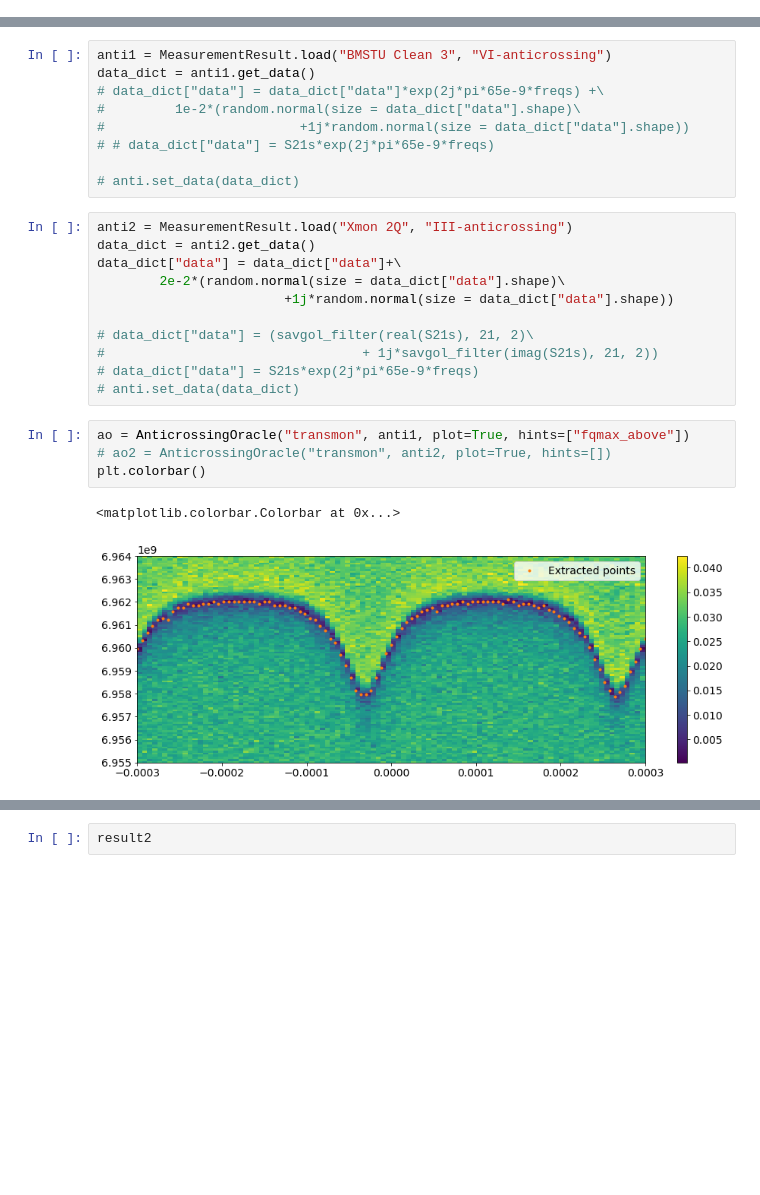
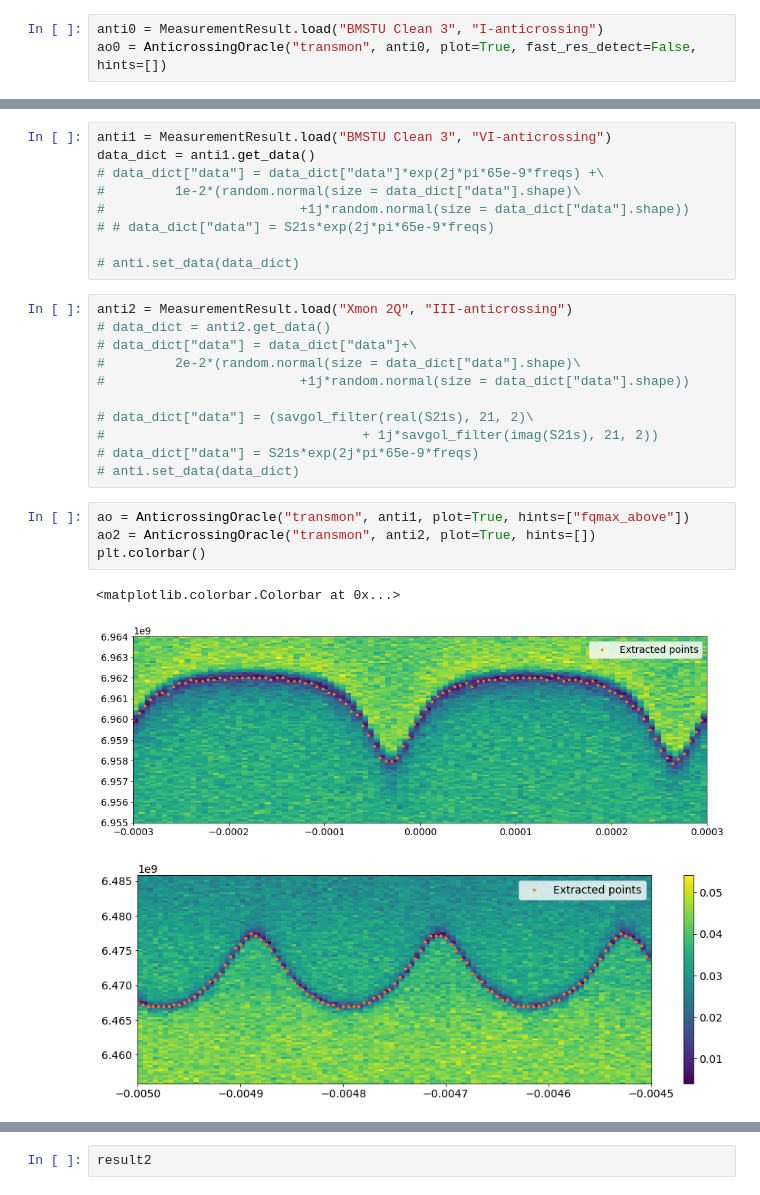
Before and after one commit to vdrhtc/Computer-vision-paper, a Jupyter notebook: Plots 2 .ipynb, the cells around one changed output, grey strips where cells are left out. Drawn from its saved outputs; the diff is of its cells as text; blank space fills up the shorter version.

```diff
--- a/Plots 2 .ipynb
+++ b/Plots 2 .ipynb
@@ -39,3 +39,6 @@ from lib2.MeasurementResult import *
 # reload(lib2.ResonatorDetector)
 # reload(lib2.fulaut.AnticrossingOracle)
 from lib2.fulaut.AnticrossingOracle import AnticrossingOracle
+# %%
+anti0 = MeasurementResult.load("BMSTU Clean 3", "I-anticrossing")
+ao0 = AnticrossingOracle("transmon", anti0, plot=True, fast_res_detect=False, hints=[])
@@ -50,10 +55,10 @@ data_dict = anti1.get_data()
 # anti.set_data(data_dict)
 # %%
 anti2 = MeasurementResult.load("Xmon 2Q", "III-anticrossing")
-data_dict = anti2.get_data()
-data_dict["data"] = data_dict["data"]+\
-        2e-2*(random.normal(size = data_dict["data"].shape)\
-                        +1j*random.normal(size = data_dict["data"].shape))
+# data_dict = anti2.get_data()
+# data_dict["data"] = data_dict["data"]+\
+#         2e-2*(random.normal(size = data_dict["data"].shape)\
+#                         +1j*random.normal(size = data_dict["data"].shape))
 
 # data_dict["data"] = (savgol_filter(real(S21s), 21, 2)\
 #                                 + 1j*savgol_filter(imag(S21s), 21, 2))
@@ -61,9 +66,10 @@ data_dict["data"] = data_dict["data"]+\
 # anti.set_data(data_dict)
 # %%
 ao = AnticrossingOracle("transmon", anti1, plot=True, hints=["fqmax_above"])
-# ao2 = AnticrossingOracle("transmon", anti2, plot=True, hints=[])
+ao2 = AnticrossingOracle("transmon", anti2, plot=True, hints=[])
 plt.colorbar()
 # %% [output]
 <matplotlib.colorbar.Colorbar at 0x...>
-[figure, old version]
+[figure, new version]
+[figure, added]
 # %%
```
Also changed, not shown: parts of 5 cells of this notebook, 15 other files.
